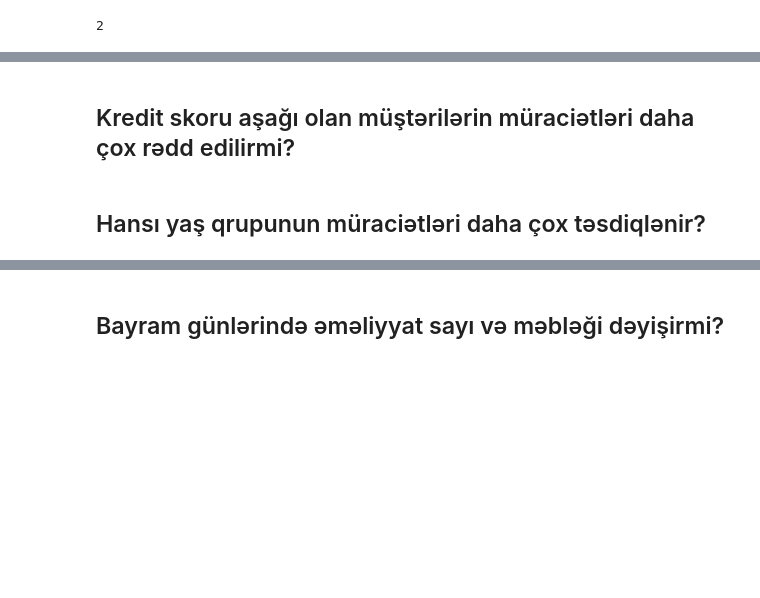
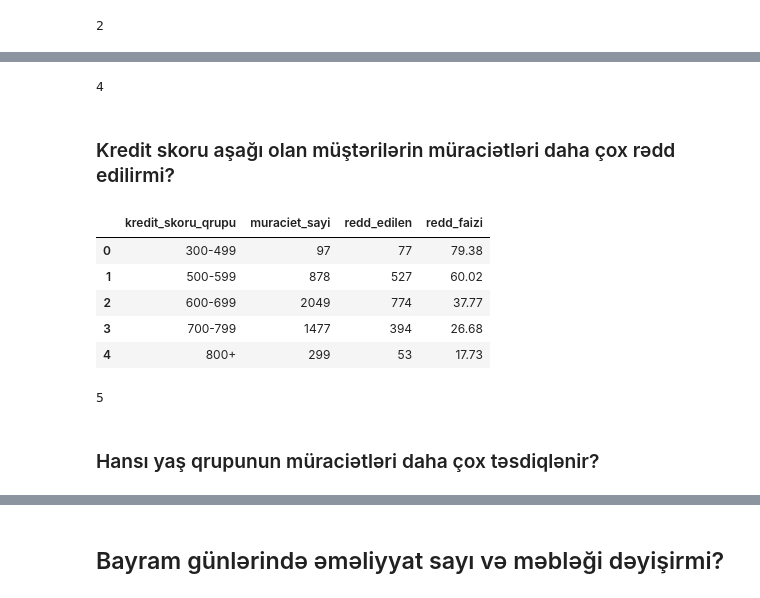
Before and after one commit to mashadiyevasabina/Bank_Analysis, a Jupyter notebook: notebooks/3_Gold/04.sql_report copy.ipynb, the cells around one changed output, grey strips where cells are left out. Saved outputs shown, nothing was run; the diff lists cells and outputs as text; code cells hidden in the pictures; blank space fills up the shorter version.

```diff
--- a/notebooks/3_Gold/04.sql_report copy.ipynb
+++ b/notebooks/3_Gold/04.sql_report copy.ipynb
@@ -708,4 +793,68 @@ display(rejection_reason_df)
+# %%
+product_rejection_df.to_sql(
+    "loan_rejection_by_product",
+    engine,
+    schema="gold",
+    if_exists="replace",
+    index=False
+)
+# %% [output]
+4
 # %% [markdown]
-## Kredit skoru aşağı olan müştərilərin müraciətləri daha çox rədd edilirmi?
+### Kredit skoru aşağı olan müştərilərin müraciətləri daha çox rədd edilirmi?
+# %%
+credit_rejection_df = pd.read_sql("""
+    SELECT
+        CASE
+            WHEN credit_score < 500 THEN '300-499'
+            WHEN credit_score < 600 THEN '500-599'
+            WHEN credit_score < 700 THEN '600-699'
+            WHEN credit_score < 800 THEN '700-799'
+            ELSE '800+'
+        END AS kredit_skoru_qrupu,
+
+        COUNT(loan_id) AS muraciet_sayi,
+
+        SUM(CASE WHEN status = N'Rədd edildi'
+            THEN 1 ELSE 0 END) AS redd_edilen,
+
+        ROUND(
+            SUM(CASE WHEN status = N'Rədd edildi'
+                THEN 1 ELSE 0 END) * 100.0 / COUNT(loan_id),
+            2
+        ) AS redd_faizi
+
+    FROM silver.loans
+    WHERE loan_id IS NOT NULL
+      AND credit_score IS NOT NULL
+    GROUP BY
+        CASE
+            WHEN credit_score < 500 THEN '300-499'
+            WHEN credit_score < 600 THEN '500-599'
+            WHEN credit_score < 700 THEN '600-699'
+            WHEN credit_score < 800 THEN '700-799'
+            ELSE '800+'
+        END
+    ORDER BY MIN(credit_score)
+""", engine)
+
+display(credit_rejection_df)
+# %% [output]
+|  | kredit_skoru_qrupu | muraciet_sayi | redd_edilen | redd_faizi |
+| 0 | 300-499 | 97 | 77 | 79.38 |
+| 1 | 500-599 | 878 | 527 | 60.02 |
+| 2 | 600-699 | 2049 | 774 | 37.77 |
+| 3 | 700-799 | 1477 | 394 | 26.68 |
+| 4 | 800+ | 299 | 53 | 17.73 |
+# %%
+credit_rejection_df.to_sql(
+    "loan_rejection_by_credit_score",
+    engine,
+    schema="gold",
+    if_exists="replace",
+    index=False
+)
+# %% [output]
+5
 # %% [markdown]
-## Hansı yaş qrupunun müraciətləri daha çox təsdiqlənir?
+### Hansı yaş qrupunun müraciətləri daha çox təsdiqlənir?
```
Also changed, not shown: parts of 40 cells of this notebook, 3 other files.
